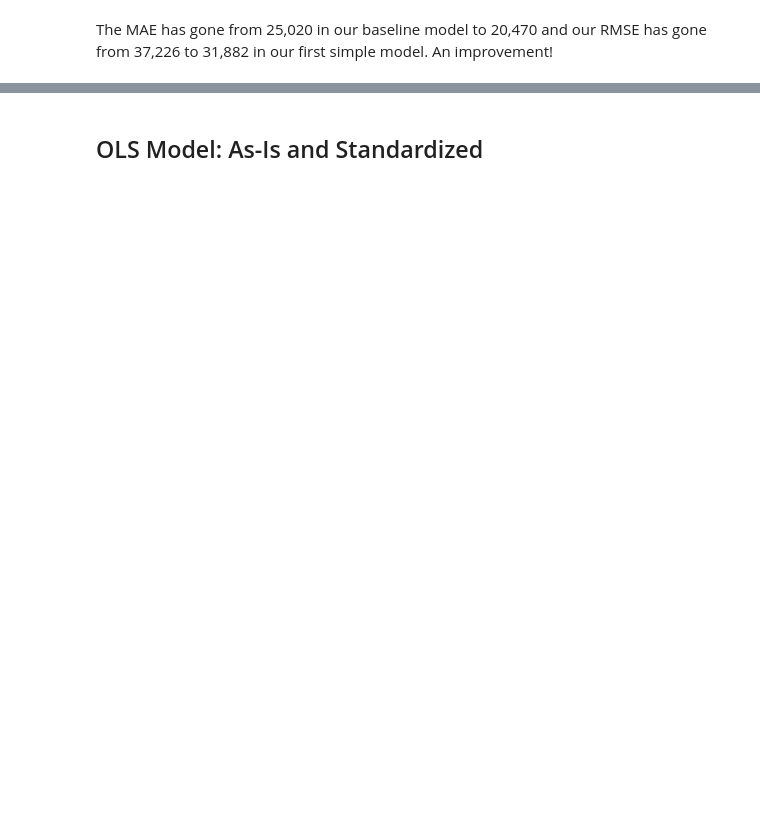
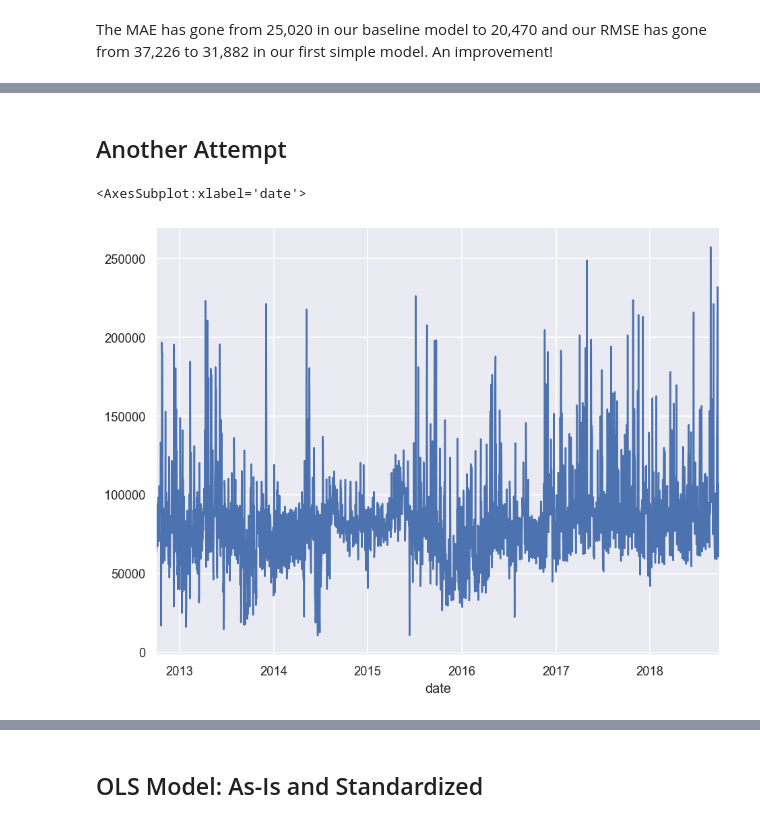
Before and after one commit to pschulk/I-94-Traffic-Volume-Predictions, a Jupyter notebook: EDA_Notebook.ipynb, the cells around one changed output, grey strips where cells are left out. Cells and saved outputs as stored; diff of their text form; code cells hidden in the pictures; blank space fills up the shorter version.

```diff
--- a/EDA_Notebook.ipynb
+++ b/EDA_Notebook.ipynb
@@ -1050,0 +1082,7 @@ time: 484 ms (started: 2023-04-11 09:13:09 -06:00)
+# %% [markdown]
+## Another Attempt
+# %%
+df_baseline.plot()
+# %% [output]
+<AxesSubplot:xlabel='date'>
+[figure, added]
```
Also changed, not shown: parts of 100 cells of this notebook, 2 other files.
